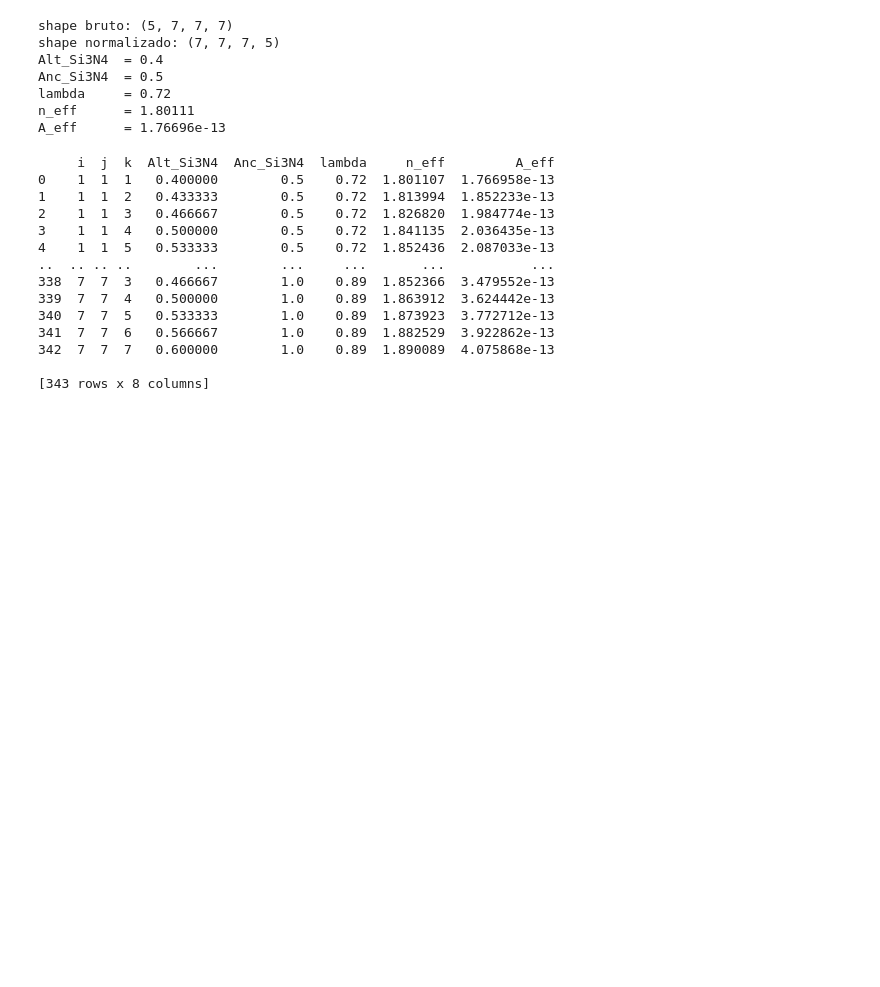
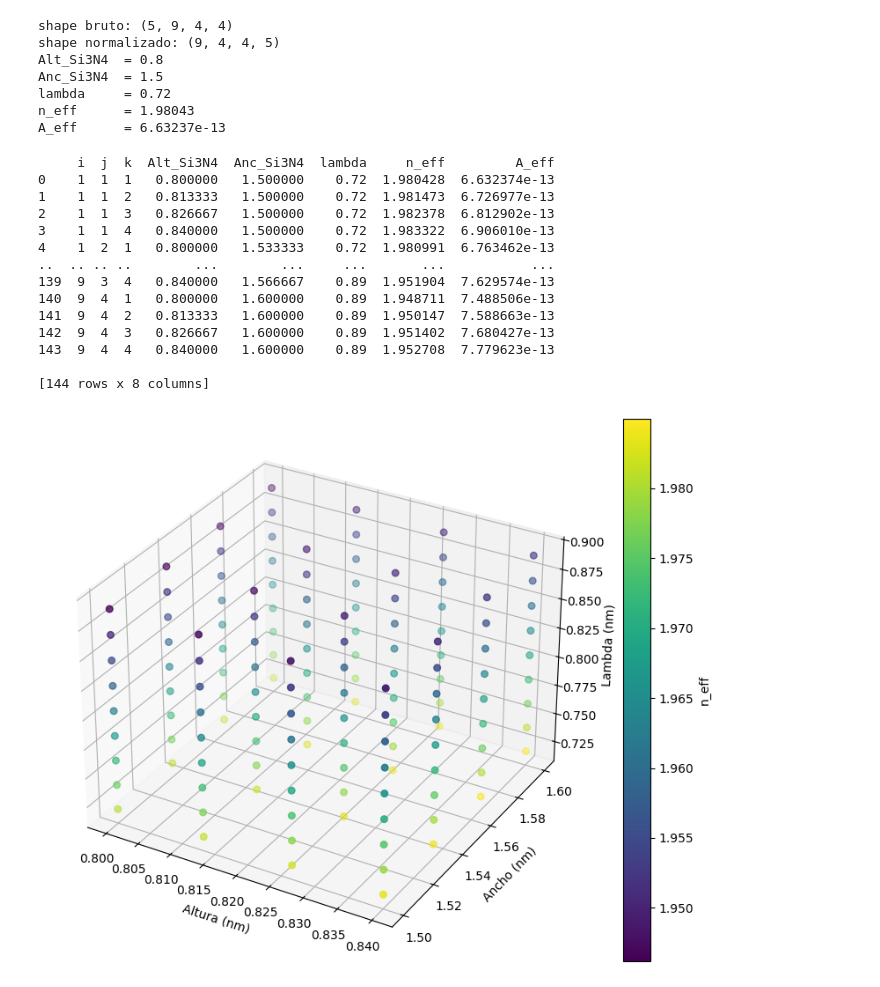
Before and after one commit to DavidFMH1/Reto_Fot-nica, a Jupyter notebook: Reto/Reto.ipynb, the cells around one changed output. Drawn from its saved outputs; the diff is of its cells as text; code cells hidden in the pictures; blank space fills up the shorter version.

```diff
--- a/Reto/Reto.ipynb
+++ b/Reto/Reto.ipynb
@@ -8,7 +10,7 @@ from matplotlib.widgets import Slider
 # %%
 LABELS = ["Alt_Si3N4", "Anc_Si3N4", "lambda", "n_eff", "A_eff"]
 
-with h5py.File("Datos.h5", "r") as f:
+with h5py.File("Datos_reto\\Datos_7.h5", "r") as f:
     A = f["/A"][...]           # p.ej. (5, 1, 1, 1)
     print("shape bruto:", A.shape)
 
@@ -27,16 +29,16 @@ def print_voxel(arr, i, j, k):
     for name, v in zip(LABELS, vals):
         print(f"{name:10s} = {v:.6g}")
 
-# ejemplo (con tus números actuales seguramente es 1,1,1)
+# ejemplo (con tus números actuales seguramente es 1,1,1
 print_voxel(A, 1, 1, 1)
 # %% [output]
-shape bruto: (5, 7, 7, 7)
-shape normalizado: (7, 7, 7, 5)
-Alt_Si3N4  = 0.4
-Anc_Si3N4  = 0.5
+shape bruto: (5, 9, 4, 4)
+shape normalizado: (9, 4, 4, 5)
+Alt_Si3N4  = 0.8
+Anc_Si3N4  = 1.5
 lambda     = 0.72
-n_eff      = 1.80111
-A_eff      = 1.76696e-13
+n_eff      = 1.98043
+A_eff      = 6.63237e-13
 # %%
 def to_dataframe(arr):
     nA, nB, nC, _ = arr.shape
@@ -54,16 +56,31 @@ df = to_dataframe(A)
 print(df)
 # %% [output]
      i  j  k  Alt_Si3N4  Anc_Si3N4  lambda     n_eff         A_eff
-0    1  1  1   0.400000        0.5    0.72  1.801107  1.766958e-13
-1    1  1  2   0.433333        0.5    0.72  1.813994  1.852233e-13
-2    1  1  3   0.466667        0.5    0.72  1.826820  1.984774e-13
-3    1  1  4   0.500000        0.5    0.72  1.841135  2.036435e-13
-4    1  1  5   0.533333        0.5    0.72  1.852436  2.087033e-13
+0    1  1  1   0.800000   1.500000    0.72  1.980428  6.632374e-13
+1    1  1  2   0.813333   1.500000    0.72  1.981473  6.726977e-13
+2    1  1  3   0.826667   1.500000    0.72  1.982378  6.812902e-13
+3    1  1  4   0.840000   1.500000    0.72  1.983322  6.906010e-13
+4    1  2  1   0.800000   1.533333    0.72  1.980991  6.763462e-13
 ..  .. .. ..        ...        ...     ...       ...           ...
-338  7  7  3   0.466667        1.0    0.89  1.852366  3.479552e-13
-339  7  7  4   0.500000        1.0    0.89  1.863912  3.624442e-13
-340  7  7  5   0.533333        1.0    0.89  1.873923  3.772712e-13
-341  7  7  6   0.566667        1.0    0.89  1.882529  3.922862e-13
-342  7  7  7   0.600000        1.0    0.89  1.890089  4.075868e-13
+139  9  3  4   0.840000   1.566667    0.89  1.951904  7.629574e-13
+140  9  4  1   0.800000   1.600000    0.89  1.948711  7.488506e-13
+141  9  4  2   0.813333   1.600000    0.89  1.950147  7.588663e-13
+142  9  4  3   0.826667   1.600000    0.89  1.951402  7.680427e-13
+143  9  4  4   0.840000   1.600000    0.89  1.952708  7.779623e-13
 
-[343 rows x 8 columns]
+[144 rows x 8 columns]
+# %%
+fig = plt.figure(figsize=(10,8))
+ax = fig.add_subplot(111, projection='3d')
+
+p = ax.scatter(df["Alt_Si3N4"], df["Anc_Si3N4"], df["lambda"],
+               c=df["n_eff"], cmap="viridis", s=30)
+
+ax.set_xlabel("Altura (nm)")
+ax.set_ylabel("Ancho (nm)")
+ax.set_zlabel("Lambda (nm)")
+fig.colorbar(p, ax=ax, label="n_eff")
+
+plt.show()
+# %% [output]
+[figure, added]
```
Also changed, not shown: parts of 2 cells of this notebook, 8 other files.
